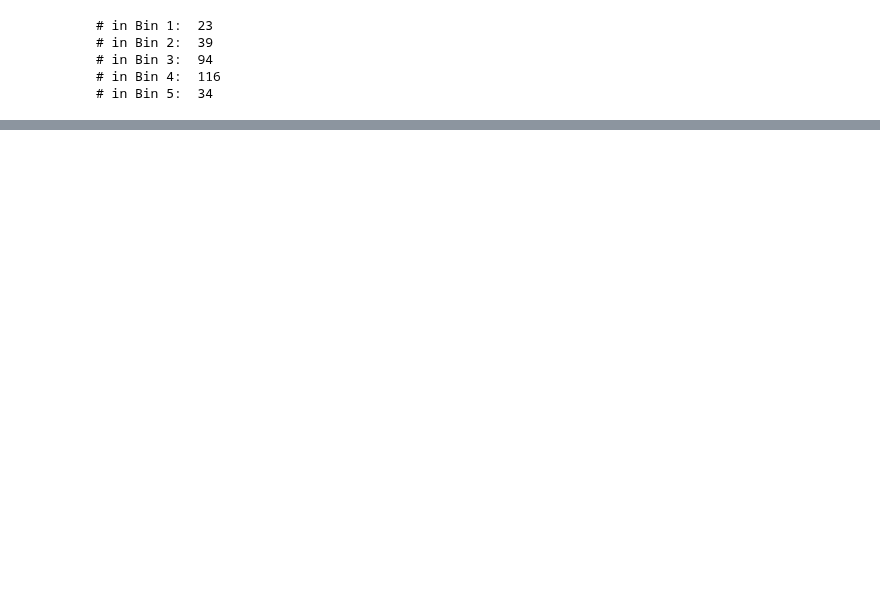
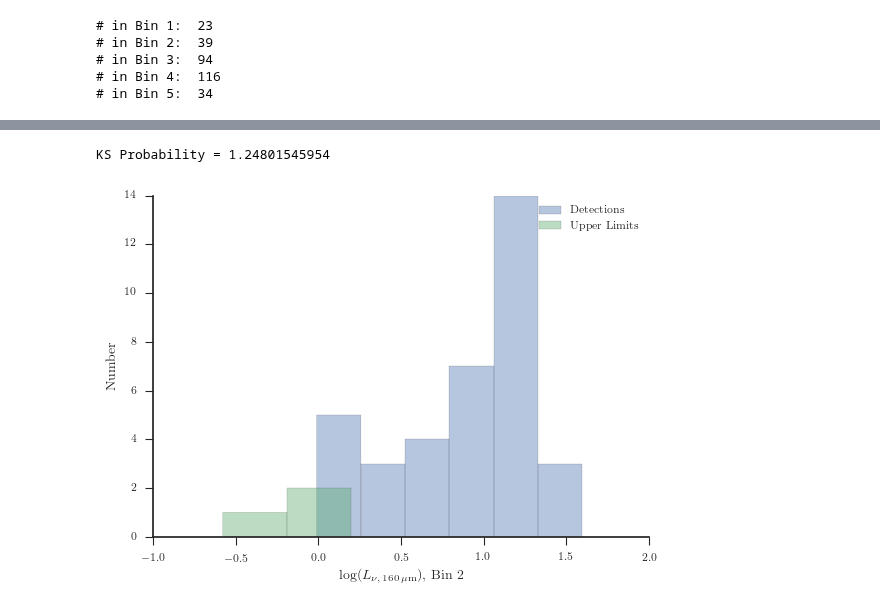
Before and after one commit to ttshimiz/bat-agn-sed-fitting-paper, a Jupyter notebook: ipython_notebooks/lumdensity-upperlimit-distribution.ipynb, the cells around one changed output, grey strips where cells are left out. Saved outputs shown, nothing was run; the diff lists cells and outputs as text; code cells hidden in the pictures; blank space fills up the shorter version.

```diff
--- a/ipython_notebooks/lumdensity-upperlimit-distribution.ipynb
+++ b/ipython_notebooks/lumdensity-upperlimit-distribution.ipynb
@@ -362,0 +136,16 @@ plt.legend(['Detections', 'Upper Limits'])
+# %%
+f = sed.loc[bin_2, 'LPACS160'].values
+ferr = sed.loc[bin_2, 'LPACS160_err'].values
+ul = f == 0
+sn.distplot(np.log10(f[~ul]), kde=False)
+sn.distplot(np.log10(ferr[ul]), kde=False)
+sn.despine()
+plt.xlabel(r'$\log$($L_{\nu,\,160\,\mu\rm{m}}$), Bin 2')
+plt.ylabel('Number')
+plt.legend(['Detections', 'Upper Limits'])
+plt.savefig('/Users/ttshimiz/Github/bat-agn-sed-fitting-paper/figures/l160_dist_bin2.png', bbox_inches='tight')
+ks_test = stats.ks_2samp(np.log10(f[~ul]), np.log10(ferr[ul]))
+print 'KS Probability =',ks_test[1]*100
+# %% [output]
+KS Probability = 1.24801545954
+[figure, added]
```
Also changed, not shown: parts of 41 cells of this notebook, 23 other files.
